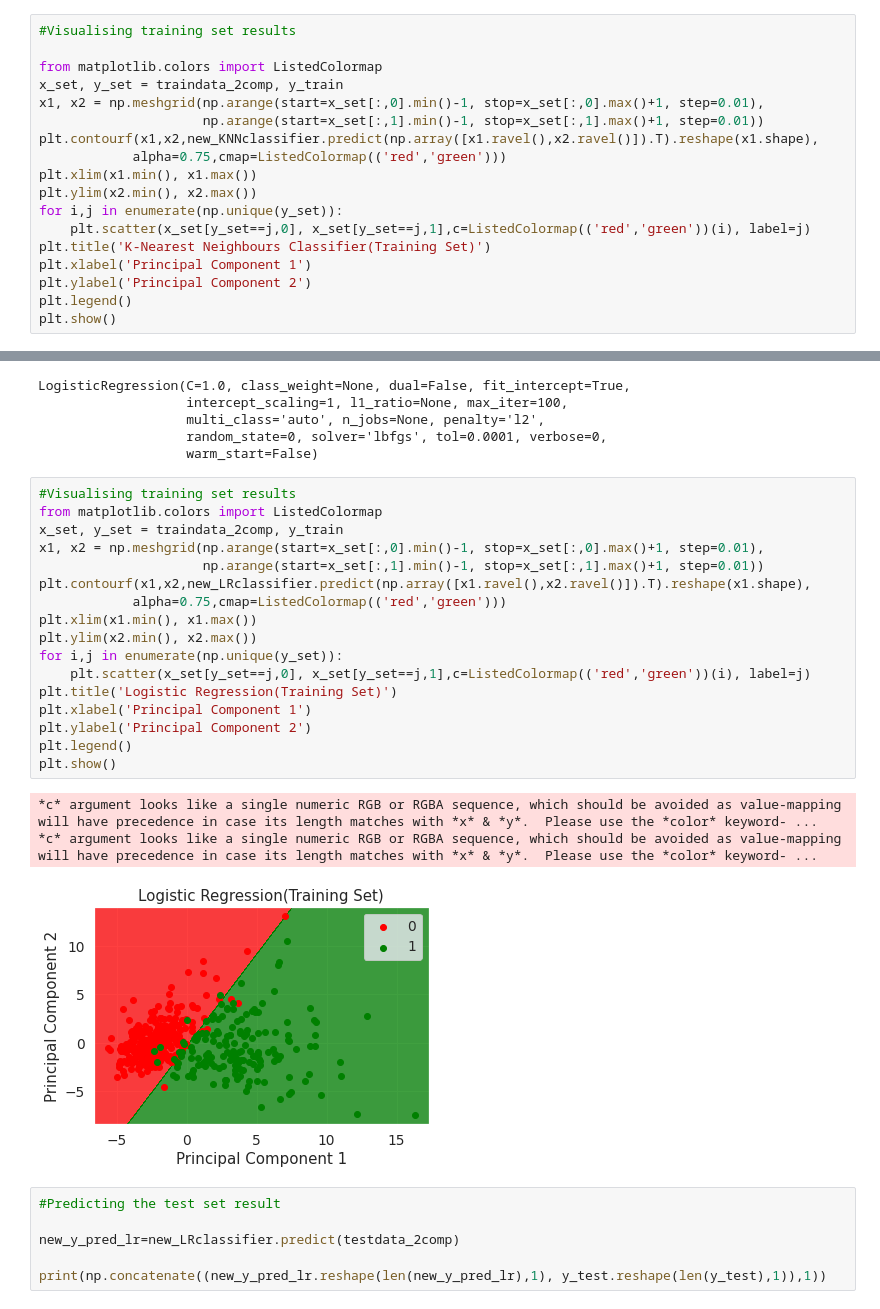
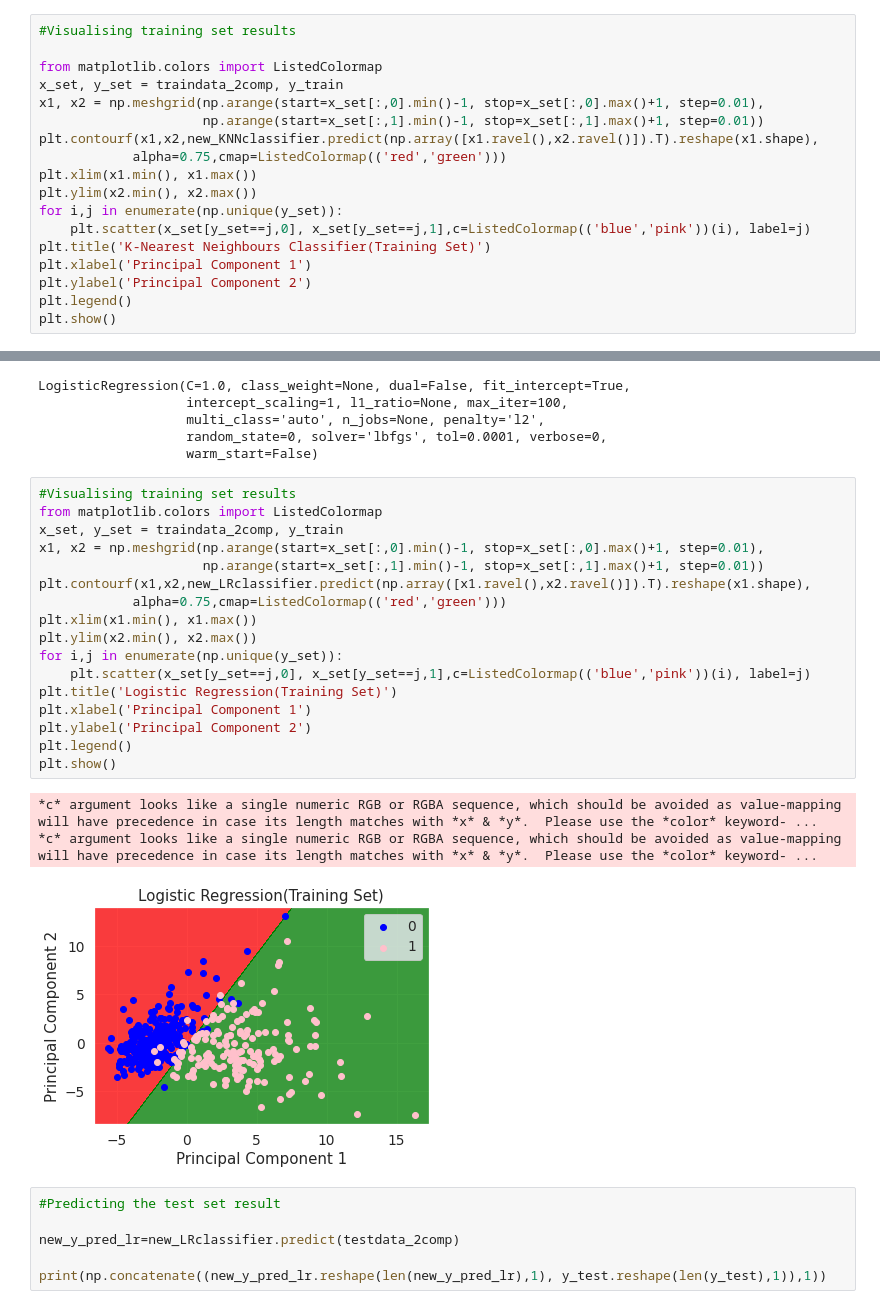
Before and after one commit to debangana97/Data-science-works, a Jupyter notebook: Breast_cancer_diagnosis_using_PCA_two_ways.ipynb, the cells around one changed output, grey strips where cells are left out. Drawn from its saved outputs; the diff is of its cells as text.

```diff
--- a/Breast_cancer_diagnosis_using_PCA_two_ways.ipynb
+++ b/Breast_cancer_diagnosis_using_PCA_two_ways.ipynb
@@ -793,7 +793,7 @@ plt.contourf(x1,x2,new_KNNclassifier.predict(np.array([x1.ravel(),x2.ravel()]).T
 plt.xlim(x1.min(), x1.max())
 plt.ylim(x2.min(), x2.max())
 for i,j in enumerate(np.unique(y_set)):
-    plt.scatter(x_set[y_set==j,0], x_set[y_set==j,1],c=ListedColormap(('red','green'))(i), label=j)
+    plt.scatter(x_set[y_set==j,0], x_set[y_set==j,1],c=ListedColormap(('blue','pink'))(i), label=j)
 plt.title('K-Nearest Neighbours Classifier(Training Set)')
 plt.xlabel('Principal Component 1')
 plt.ylabel('Principal Component 2')
@@ -882,24 +882,24 @@ LogisticRegression(C=1.0, class_weight=None, dual=False, fit_intercept=True,
 # %%
 #Visualising training set results
 from matplotlib.colors import ListedColormap
 x_set, y_set = traindata_2comp, y_train
 x1, x2 = np.meshgrid(np.arange(start=x_set[:,0].min()-1, stop=x_set[:,0].max()+1, step=0.01),
                      np.arange(start=x_set[:,1].min()-1, stop=x_set[:,1].max()+1, step=0.01))
 plt.contourf(x1,x2,new_LRclassifier.predict(np.array([x1.ravel(),x2.ravel()]).T).reshape(x1.shape),
             alpha=0.75,cmap=ListedColormap(('red','green')))
 plt.xlim(x1.min(), x1.max())
 plt.ylim(x2.min(), x2.max())
 for i,j in enumerate(np.unique(y_set)):
-    plt.scatter(x_set[y_set==j,0], x_set[y_set==j,1],c=ListedColormap(('red','green'))(i), label=j)
+    plt.scatter(x_set[y_set==j,0], x_set[y_set==j,1],c=ListedColormap(('blue','pink'))(i), label=j)
 plt.title('Logistic Regression(Training Set)')
 plt.xlabel('Principal Component 1')
 plt.ylabel('Principal Component 2')
 plt.legend()
 plt.show()
 # %% [output]
 *c* argument looks like a single numeric RGB or RGBA sequence, which should be avoided as value-mapping will have precedence in case its length matches with *x* & *y*.  Please use the *color* keyword- ...
 *c* argument looks like a single numeric RGB or RGBA sequence, which should be avoided as value-mapping will have precedence in case its length matches with *x* & *y*.  Please use the *color* keyword- ...
-[figure, old version]
+[figure, new version]
 # %%
 #Predicting the test set result
 
```
Also changed, not shown: parts of 4 cells of this notebook.
